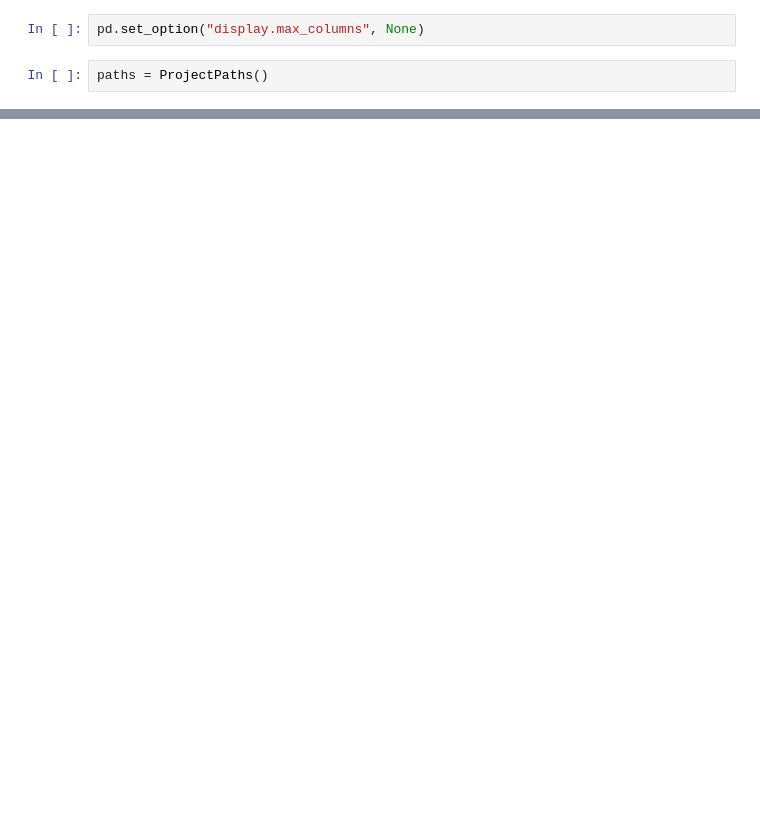
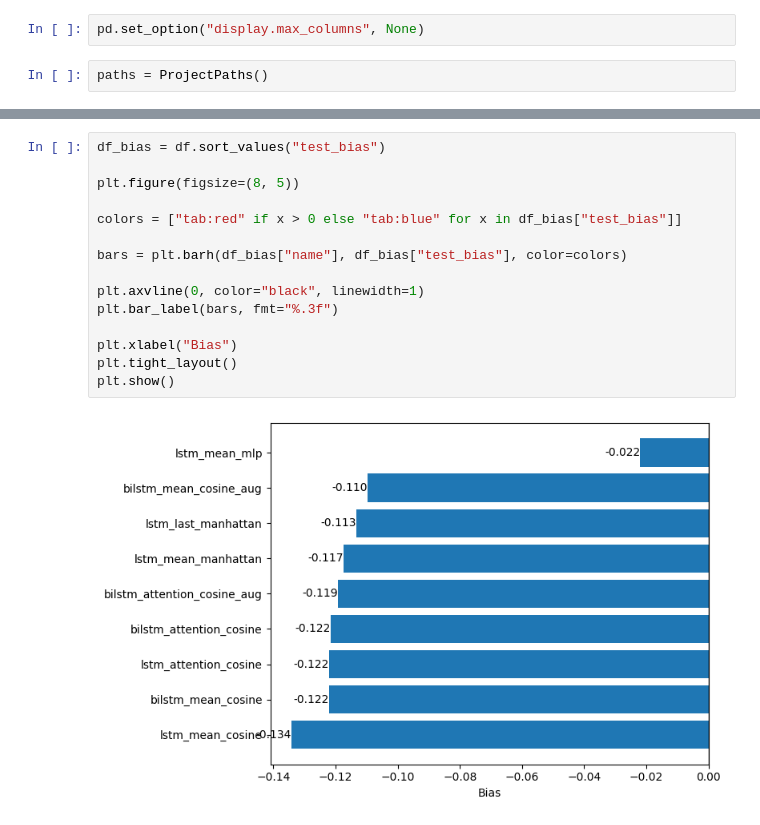
Before and after one commit to MattCastUCM/JustShare, a Jupyter notebook: server/siamese_lstm/evaluation.ipynb, the cells around one changed output, grey strips where cells are left out. Drawn from its saved outputs; the diff is of its cells as text; blank space fills up the shorter version.

```diff
--- a/server/siamese_lstm/evaluation.ipynb
+++ b/server/siamese_lstm/evaluation.ipynb
@@ -93 +136,18 @@ plt.show()
+# %%
+df_bias = df.sort_values("test_bias")
+
+plt.figure(figsize=(8, 5))
+
+colors = ["tab:red" if x > 0 else "tab:blue" for x in df_bias["test_bias"]]
+
+bars = plt.barh(df_bias["name"], df_bias["test_bias"], color=colors)
+
+plt.axvline(0, color="black", linewidth=1)
+plt.bar_label(bars, fmt="%.3f")
+
+plt.xlabel("Bias")
+plt.tight_layout()
+plt.show()
+# %% [output]
+[figure, added]
 # %%
```
Also changed, not shown: parts of 15 cells of this notebook, 16 other files.
